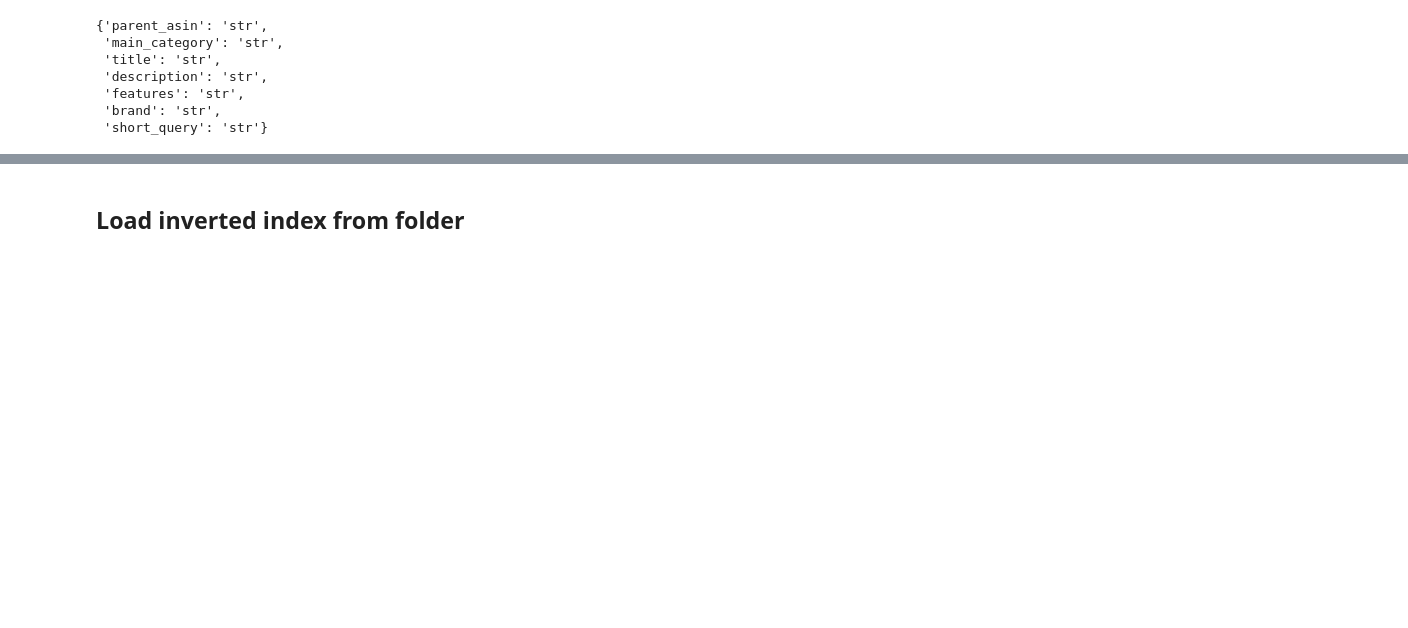
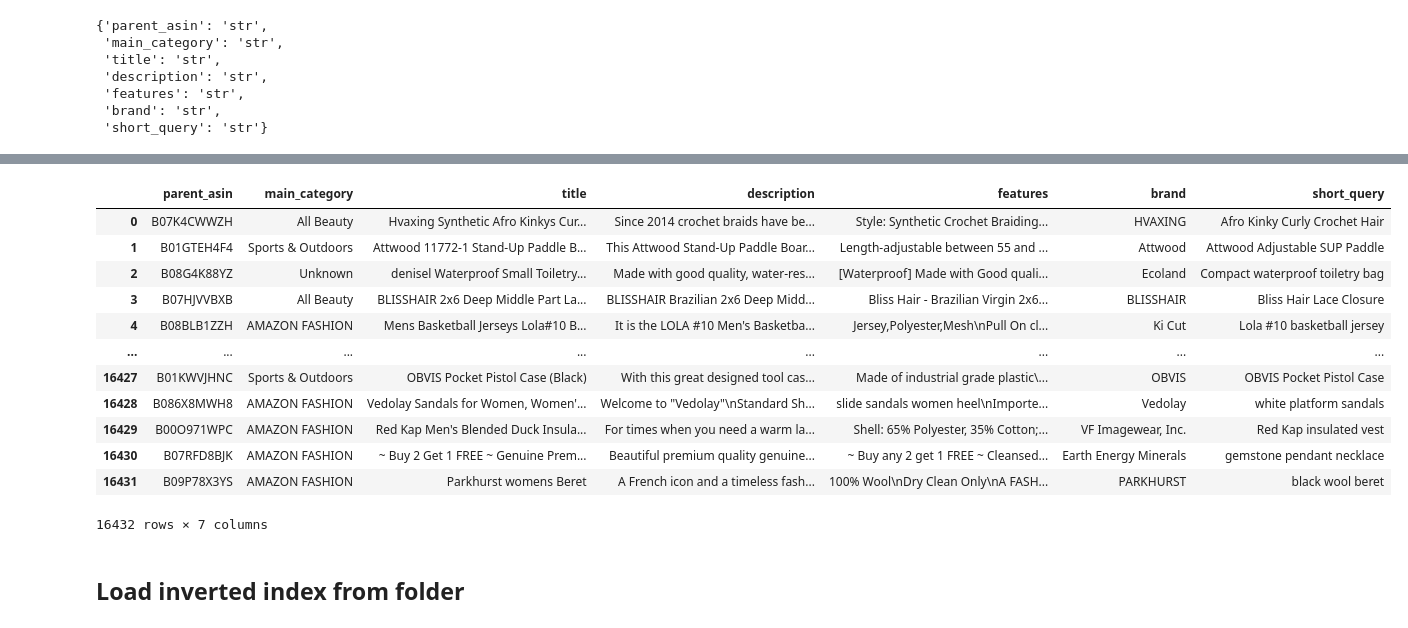
Before and after one commit to davidbp/light-search, a Jupyter notebook: notebooks/table_indexer.ipynb, the cells around one changed output, grey strips where cells are left out. Cells and saved outputs as stored; diff of their text form; code cells hidden in the pictures; blank space fills up the shorter version.

```diff
--- a/notebooks/table_indexer.ipynb
+++ b/notebooks/table_indexer.ipynb
@@ -61,3 +64,7 @@ Wall time: 13.7 ms
 | 1 | B0BQJ3R35N | Sports & Outdoors | SOAR NFL LED Gaming Headset and S... | The SOAR RGX LED gaming headphone... | Imported\nRGB Color Changing LED ... | SOAR | SOAR NFL LED Gaming Headset |
 | 2 | B07ZBPMYBR | AMAZON FASHION | Plus Size Adult Deluxe Donkey Kon... | Donkey Kong really has the life, ... | 100% Polyester\nImported\nNo Clos... | Disguise | Donkey Kong costume |
 | 3 | B07FTG3D2S | AMAZON FASHION | Tennis Racket for Nintendo Switch... | Product description\nRuiao Durabl... | <p>Compatible with Nintendo Switc... | Ruiao | Tennis Racket for Nintendo Switch |
+# %%
+%%time
+df_indexer.search('black')
+# %% [output]
@@ -64,3 +73,16 @@ Wall time: 13.7 ms
+|  | parent_asin | main_category | title | description | features | brand | short_query |
+| 0 | B07K4CWWZH | All Beauty | Hvaxing Synthetic Afro Kinkys Cur... | Since 2014 crochet braids have be... | Style: Synthetic Crochet Braiding... | HVAXING | Afro Kinky Curly Crochet Hair |
+| 1 | B01GTEH4F4 | Sports & Outdoors | Attwood 11772-1 Stand-Up Paddle B... | This Attwood Stand-Up Paddle Boar... | Length-adjustable between 55 and ... | Attwood | Attwood Adjustable SUP Paddle |
+| 2 | B08G4K88YZ | Unknown | denisel Waterproof Small Toiletry... | Made with good quality, water-res... | [Waterproof] Made with Good quali... | Ecoland | Compact waterproof toiletry bag |
+| 3 | B07HJVVBXB | All Beauty | BLISSHAIR 2x6 Deep Middle Part La... | BLISSHAIR Brazilian 2x6 Deep Midd... | Bliss Hair - Brazilian Virgin 2x6... | BLISSHAIR | Bliss Hair Lace Closure |
+| 4 | B08BLB1ZZH | AMAZON FASHION | Mens Basketball Jerseys Lola#10 B... | It is the LOLA #10 Men's Basketba... | Jersey,Polyester,Mesh\nPull On cl... | Ki Cut | Lola #10 basketball jersey |
+| ... | ... | ... | ... | ... | ... | ... | ... |
+| 16427 | B01KWVJHNC | Sports & Outdoors | OBVIS Pocket Pistol Case (Black) | With this great designed tool cas... | Made of industrial grade plastic\... | OBVIS | OBVIS Pocket Pistol Case |
+| 16428 | B086X8MWH8 | AMAZON FASHION | Vedolay Sandals for Women, Women'... | Welcome to "Vedolay"\nStandard Sh... | slide sandals women heel\nImporte... | Vedolay | white platform sandals |
+| 16429 | B00O971WPC | AMAZON FASHION | Red Kap Men's Blended Duck Insula... | For times when you need a warm la... | Shell: 65% Polyester, 35% Cotton;... | VF Imagewear, Inc. | Red Kap insulated vest |
+| 16430 | B07RFD8BJK | AMAZON FASHION | ~ Buy 2 Get 1 FREE ~ Genuine Prem... | Beautiful premium quality genuine... | ~ Buy any 2 get 1 FREE ~ Cleansed... | Earth Energy Minerals | gemstone pendant necklace |
+| 16431 | B09P78X3YS | AMAZON FASHION | Parkhurst womens Beret | A French icon and a timeless fash... | 100% Wool\nDry Clean Only\nA FASH... | PARKHURST | black wool beret |
+16432 rows × 7 columns
 # %% [markdown]
 ## Load inverted index from folder
 # %%
```
Also changed, not shown: parts of 5 cells of this notebook, 2 other files.
